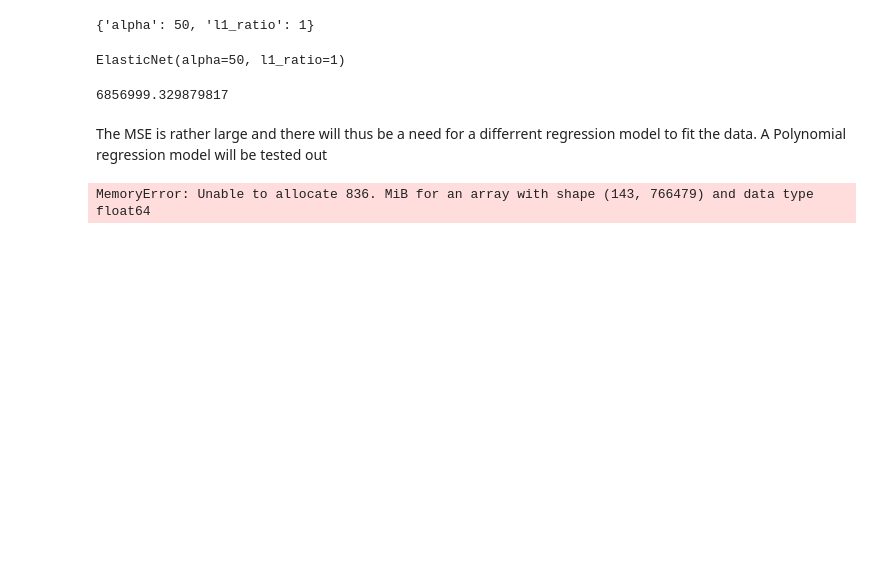
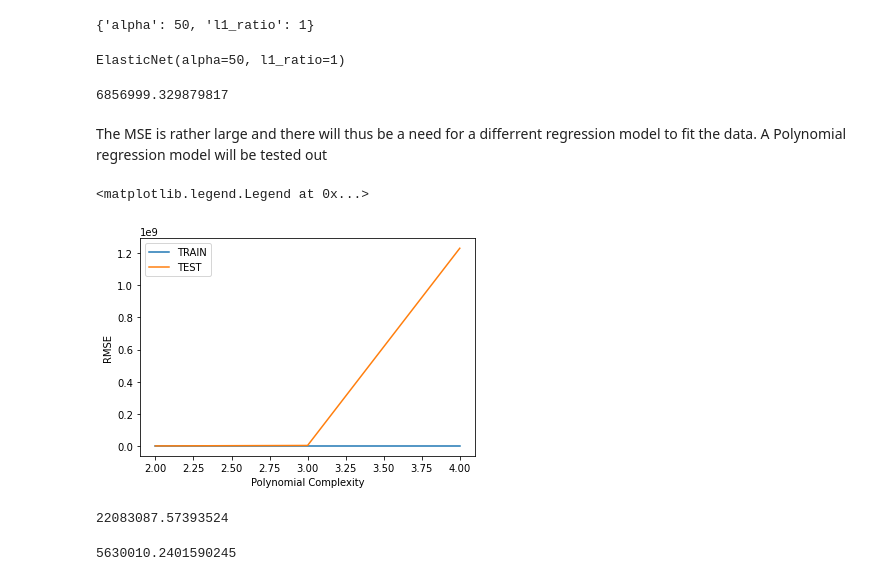
Before and after one commit to josephine-amponsah/car-price-predictor, a Jupyter notebook: carPricePrediction/4.linear_regression.ipynb, the cells around one changed output. Cells and saved outputs as stored; diff of their text form; code cells hidden in the pictures; blank space fills up the shorter version.

Commit message:
linear and polynomial regression models (require correction)

```diff
--- a/carPricePrediction/4.linear_regression.ipynb
+++ b/carPricePrediction/4.linear_regression.ipynb
@@ -231,23 +214,18 @@ train_rmse_errors = []
 # TEST ERROR PER DEGREE
 test_rmse_errors = []
 
-for d in range(2,7):
-
+for d in range(2,5):
     # CREATE POLY DATA SET FOR DEGREE "d"
     polynomial_converter = PolynomialFeatures(degree=d,include_bias=False)
     poly_features = polynomial_converter.fit_transform(X)
-
     # SPLIT THIS NEW POLY DATA SET
-    X_train, X_test, y_train, y_test = train_test_split(poly_features, y, test_size=0.3, random_state=101)
-
+    X_train, X_test, y_train, y_test = train_test_split(poly_features, y, test_size=0.3, random_state=42)
     # TRAIN ON THIS NEW POLY SET
     model = LinearRegression(fit_intercept=True)
     model.fit(X_train,y_train)
-
     # PREDICT ON BOTH TRAIN AND TEST
     train_pred = model.predict(X_train)
     test_pred = model.predict(X_test)
-
     # Calculate Errors
 
     # Errors on Train Set
@@ -258,8 +236,15 @@ for d in range(2,7):
 
     # Append errors to lists for plotting later
 
-
     train_rmse_errors.append(train_RMSE)
     test_rmse_errors.append(test_RMSE)
-# %% [output]
-MemoryError: Unable to allocate 836. MiB for an array with shape (143, 766479) and data type float64
+# %%
+plt.plot(range(2,5),train_rmse_errors,label='TRAIN')
+plt.plot(range(2,5),test_rmse_errors,label='TEST')
+plt.xlabel("Polynomial Complexity")
+plt.ylabel("RMSE")
+#plt.ylim(0,100)
+plt.legend()
+# %% [output]
+<matplotlib.legend.Legend at 0x...>
+[figure, added]
@@ -265,0 +262,4 @@ MemoryError: Unable to allocate 836. MiB for an array with shape (143, 766479) a
+# %%
+mean_squared_error(test_pred, y_test)
+# %% [output]
+22083087.57393524
@@ -265,0 +277,4 @@ MemoryError: Unable to allocate 836. MiB for an array with shape (143, 766479) a
+# %%
+mean_squared_error(test_pred, y_test)
+# %% [output]
+5630010.2401590245
```
Also changed, not shown: parts of 6 cells of this notebook.
